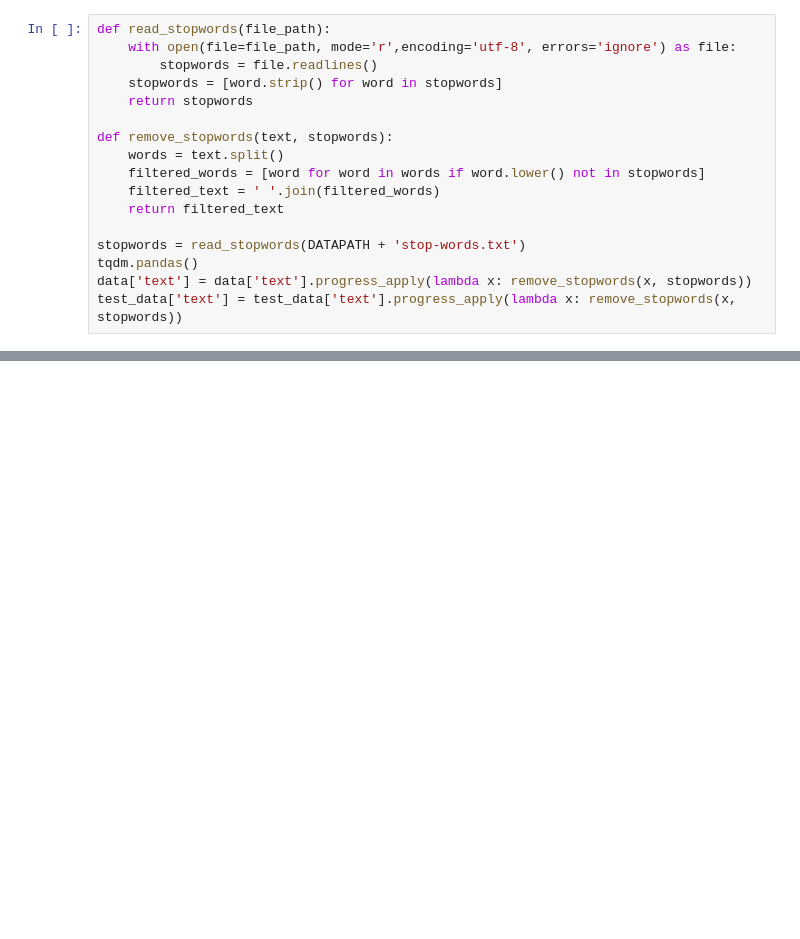
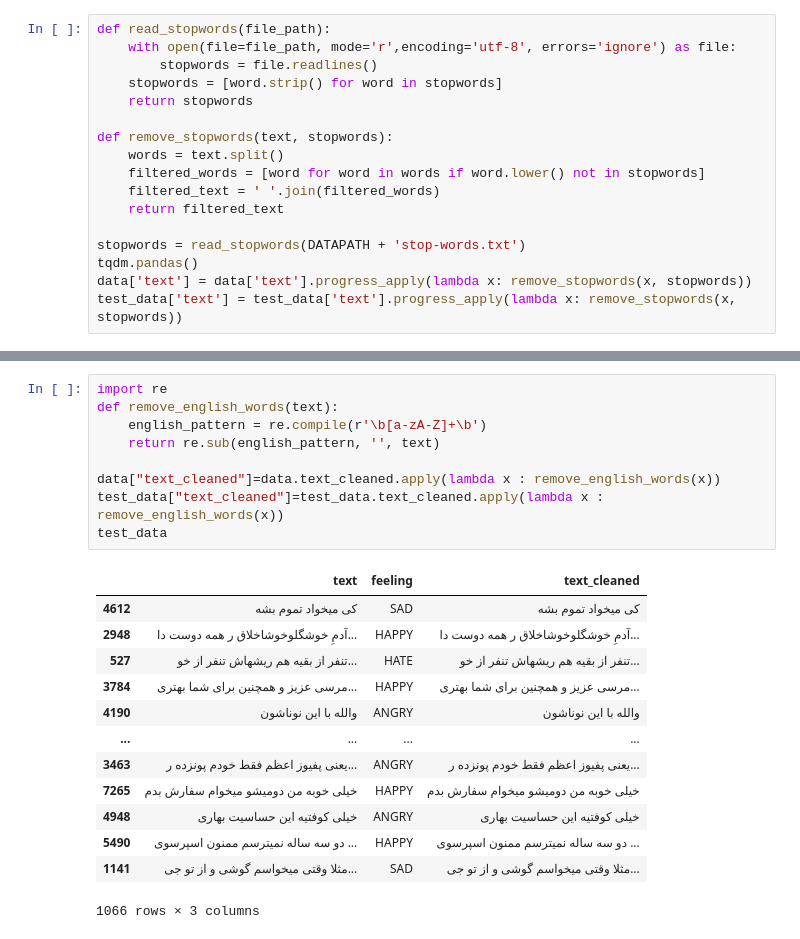
Before and after one commit to second-ali/AI-Final-Project-Ali_Haddadi, a Jupyter notebook: EmotionAnalysis/EmotionAnalysis.ipynb, the cells around one changed output, grey strips where cells are left out. Cells and saved outputs as stored; diff of their text form; blank space fills up the shorter version.

```diff
--- a/EmotionAnalysis/EmotionAnalysis.ipynb
+++ b/EmotionAnalysis/EmotionAnalysis.ipynb
@@ -134,0 +223,23 @@ test_data['text'] = test_data['text'].progress_apply(lambda x: remove_stopwords(
+# %%
+import re
+def remove_english_words(text):
+    english_pattern = re.compile(r'\b[a-zA-Z]+\b')
+    return re.sub(english_pattern, '', text)
+
+data["text_cleaned"]=data.text_cleaned.apply(lambda x : remove_english_words(x))
+test_data["text_cleaned"]=test_data.text_cleaned.apply(lambda x : remove_english_words(x))
+test_data
+# %% [output]
+|  | text | feeling | text_cleaned |
+| 4612 | کی میخواد تموم بشه | SAD | کی میخواد تموم بشه |
+| 2948 | آدمِ خوشگلوخوشاخلاق ر همه دوست دا... | HAPPY | آدمِ خوشگلوخوشاخلاق ر همه دوست دا... |
+| 527 | تنفر از بقیه هم ریشهاش تنفر از خو... | HATE | تنفر از بقیه هم ریشهاش تنفر از خو... |
+| 3784 | مرسی عزیز و همچنین برای شما بهتری... | HAPPY | مرسی عزیز و همچنین برای شما بهتری... |
+| 4190 | والله با این نوناشون | ANGRY | والله با این نوناشون |
+| ... | ... | ... | ... |
+| 3463 | یعنی پفیوز اعظم فقط خودم پونزده ر... | ANGRY | یعنی پفیوز اعظم فقط خودم پونزده ر... |
+| 7265 | خیلی خوبه من دومیشو میخوام سفارش بدم | HAPPY | خیلی خوبه من دومیشو میخوام سفارش بدم |
+| 4948 | خیلی کوفتیه این حساسیت بهاری | ANGRY | خیلی کوفتیه این حساسیت بهاری |
+| 5490 | دو سه ساله نمیترسم ممنون اسپرسوی ... | HAPPY | دو سه ساله نمیترسم ممنون اسپرسوی ... |
+| 1141 | مثلا وقتی میخواسم گوشی و از تو جی... | SAD | مثلا وقتی میخواسم گوشی و از تو جی... |
+1066 rows × 3 columns
```
Also changed, not shown: parts of 6 cells of this notebook.
